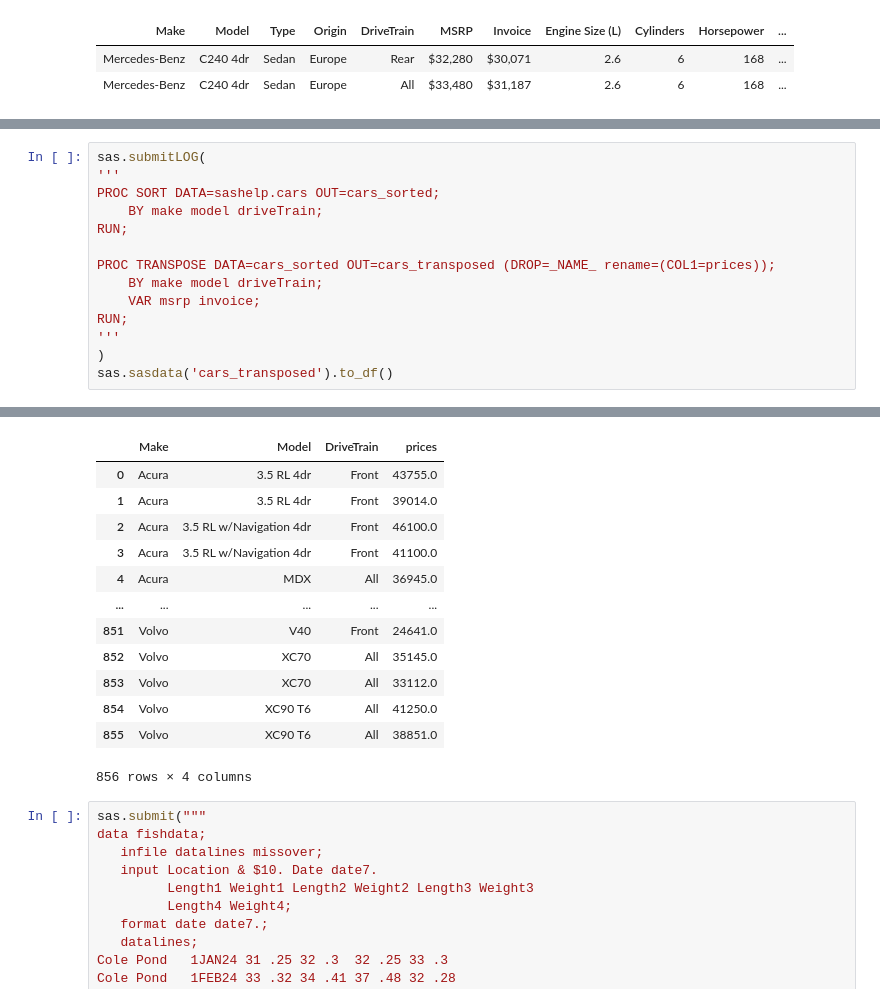
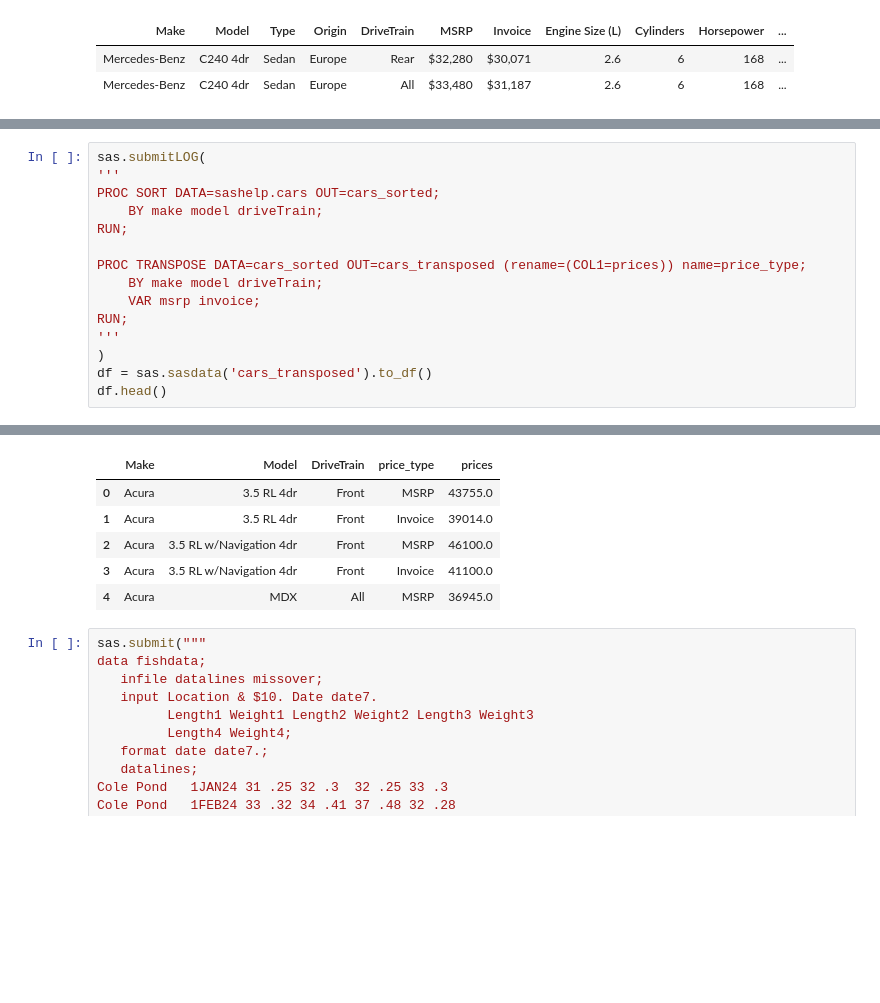
Before and after one commit to 0xdomyz/sas_collection, a Jupyter notebook: data/proc_transpose.ipynb, the cells around one changed output, grey strips where cells are left out. Drawn from its saved outputs; the diff is of its cells as text; blank space fills up the shorter version.

```diff
--- a/data/proc_transpose.ipynb
+++ b/data/proc_transpose.ipynb
@@ -75,32 +67,26 @@ The SAS System
 # %%
 sas.submitLOG(
 '''
 PROC SORT DATA=sashelp.cars OUT=cars_sorted;
     BY make model driveTrain;
 RUN;
 
-PROC TRANSPOSE DATA=cars_sorted OUT=cars_transposed (DROP=_NAME_ rename=(COL1=prices));
+PROC TRANSPOSE DATA=cars_sorted OUT=cars_transposed (rename=(COL1=prices)) name=price_type;
     BY make model driveTrain;
     VAR msrp invoice;
 RUN;
 '''
 )
-sas.sasdata('cars_transposed').to_df()
+df = sas.sasdata('cars_transposed').to_df()
+df.head()
 # %% [output]
 [interactive output not drawn]
-|  | Make | Model | DriveTrain | prices |
-| 0 | Acura | 3.5 RL 4dr | Front | 43755.0 |
-| 1 | Acura | 3.5 RL 4dr | Front | 39014.0 |
-| 2 | Acura | 3.5 RL w/Navigation 4dr | Front | 46100.0 |
-| 3 | Acura | 3.5 RL w/Navigation 4dr | Front | 41100.0 |
-| 4 | Acura | MDX | All | 36945.0 |
-| ... | ... | ... | ... | ... |
-| 851 | Volvo | V40 | Front | 24641.0 |
-| 852 | Volvo | XC70 | All | 35145.0 |
-| 853 | Volvo | XC70 | All | 33112.0 |
-| 854 | Volvo | XC90 T6 | All | 41250.0 |
-| 855 | Volvo | XC90 T6 | All | 38851.0 |
+|  | Make | Model | DriveTrain | price_type | prices |
+| 0 | Acura | 3.5 RL 4dr | Front | MSRP | 43755.0 |
+| 1 | Acura | 3.5 RL 4dr | Front | Invoice | 39014.0 |
+| 2 | Acura | 3.5 RL w/Navigation 4dr | Front | MSRP | 46100.0 |
+| 3 | Acura | 3.5 RL w/Navigation 4dr | Front | Invoice | 41100.0 |
+| 4 | Acura | MDX | All | MSRP | 36945.0 |
-856 rows × 4 columns
 # %%
 sas.submit("""
 data fishdata;
```
Also changed, not shown: parts of 3 cells of this notebook.
